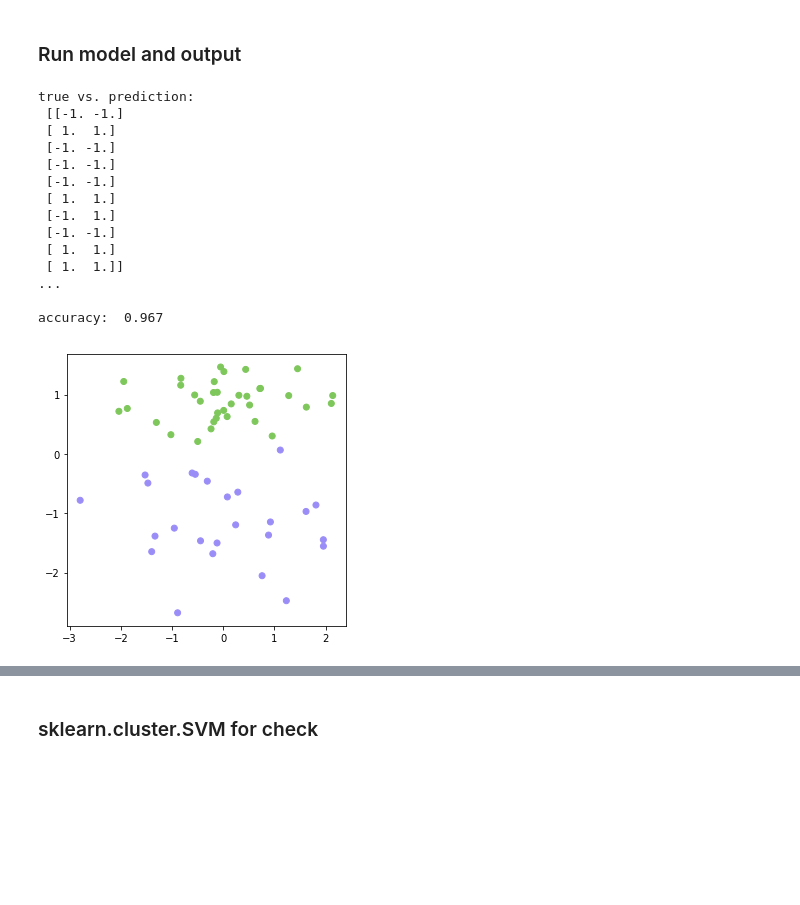
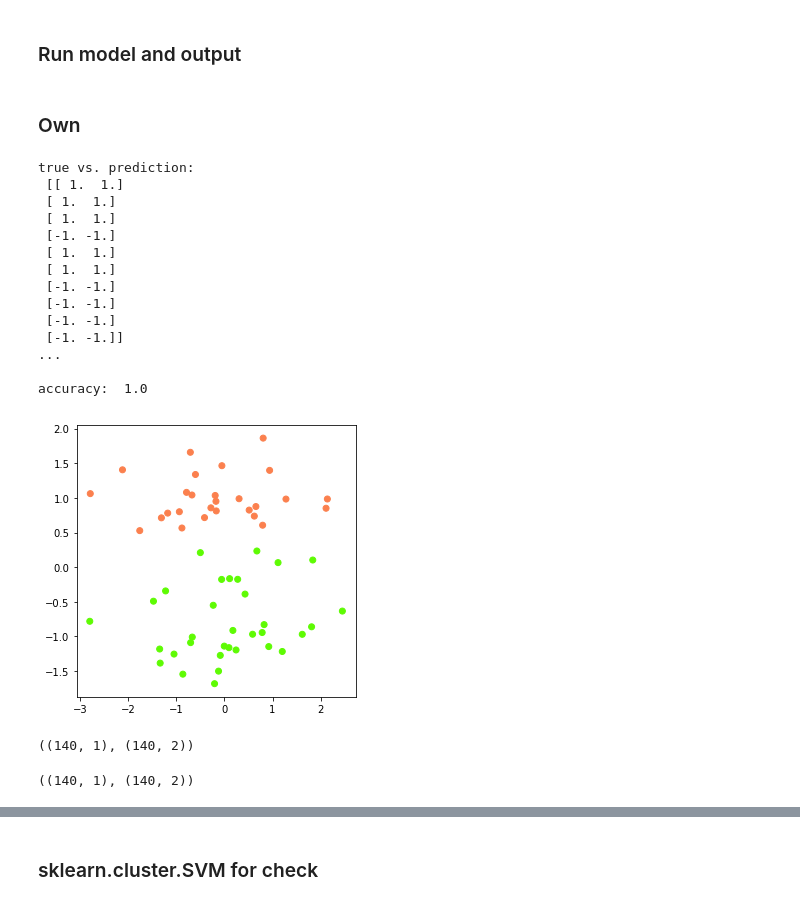
Before and after one commit to Antonyo314/dru-ML-algorithms, a Jupyter notebook: 6. SVM.ipynb, the cells around one changed output, grey strips where cells are left out. Cells and saved outputs as stored; diff of their text form; code cells hidden in the pictures; blank space fills up the shorter version.

```diff
--- a/6. SVM.ipynb
+++ b/6. SVM.ipynb
@@ -23,6 +26,9 @@ def kernel(w, x, type='linear', sigma=1, r=0, d=1):
     elif type == 'radial':
         return exp(- sigma * np.linalg.norm(w - x) ** 2)
 
+    elif type == 'gaussian':
+        return exp( np.linalg.norm(w - x) ** 2 / (2 * sigma ** 2) )
+
     else:
         print('error: incorrect kernel type')
         return
@@ -125,34 +288,51 @@ train_labels:
 # %% [markdown]
 ### Run model and output
+# %% [markdown]
+### Own
 # %%
 w_init = None
 C = 2
-kernel_type = 'polynomial'
+kernel_type = 'linear'
 sigma = 2
 r = 2
 d = 1
 
 w = support_vector_machines_classifier(train_data, train_labels, w_init, C, kernel_type, sigma, r, d)
 test_labels_predict = support_vector_machines_prediction(w, test_data, kernel_type, sigma, r, d)
 
 print_result(test_labels, test_labels_predict, cut = 10)
 if train_data.shape[1] == 2 and (train_data.dtype.type == np.float64
                                  or train_data.dtype.type == np.int64):
     #plot_2f_dataset(train_data, train_labels_predict)
     plot_2f_dataset(test_data, test_labels_predict)
 # %% [output]
 true vs. prediction:
- [[-1. -1.]
+ [[ 1.  1.]
+ [ 1.  1.]
+ [ 1.  1.]
+ [-1. -1.]
+ [ 1.  1.]
  [ 1.  1.]
  [-1. -1.]
  [-1. -1.]
  [-1. -1.]
- [ 1.  1.]
- [-1.  1.]
- [-1. -1.]
- [ 1.  1.]
- [ 1.  1.]]
+ [-1. -1.]]
 ...
 
-accuracy:  0.967
+accuracy:  1.0
-[figure, old version]
+[figure, new version]
+# %%
+train_labels = train_labels.reshape((len(train_labels),1))
+train_labels.shape, train_data.shape
+# %% [output]
+((140, 1), (140, 2))
+# %%
+num_samples=140
+num_features=2
+grid_size=20
+train_data2 = np.matrix(np.random.normal(size=num_samples * num_features)
+                        .reshape(num_samples, num_features))
+train_labels2 = 2 * (train_data2.sum(axis=1) > 0) - 1.0
+train_labels2.shape, train_data.shape
+# %% [output]
+((140, 1), (140, 2))
```
Also changed, not shown: parts of 7 cells of this notebook.
